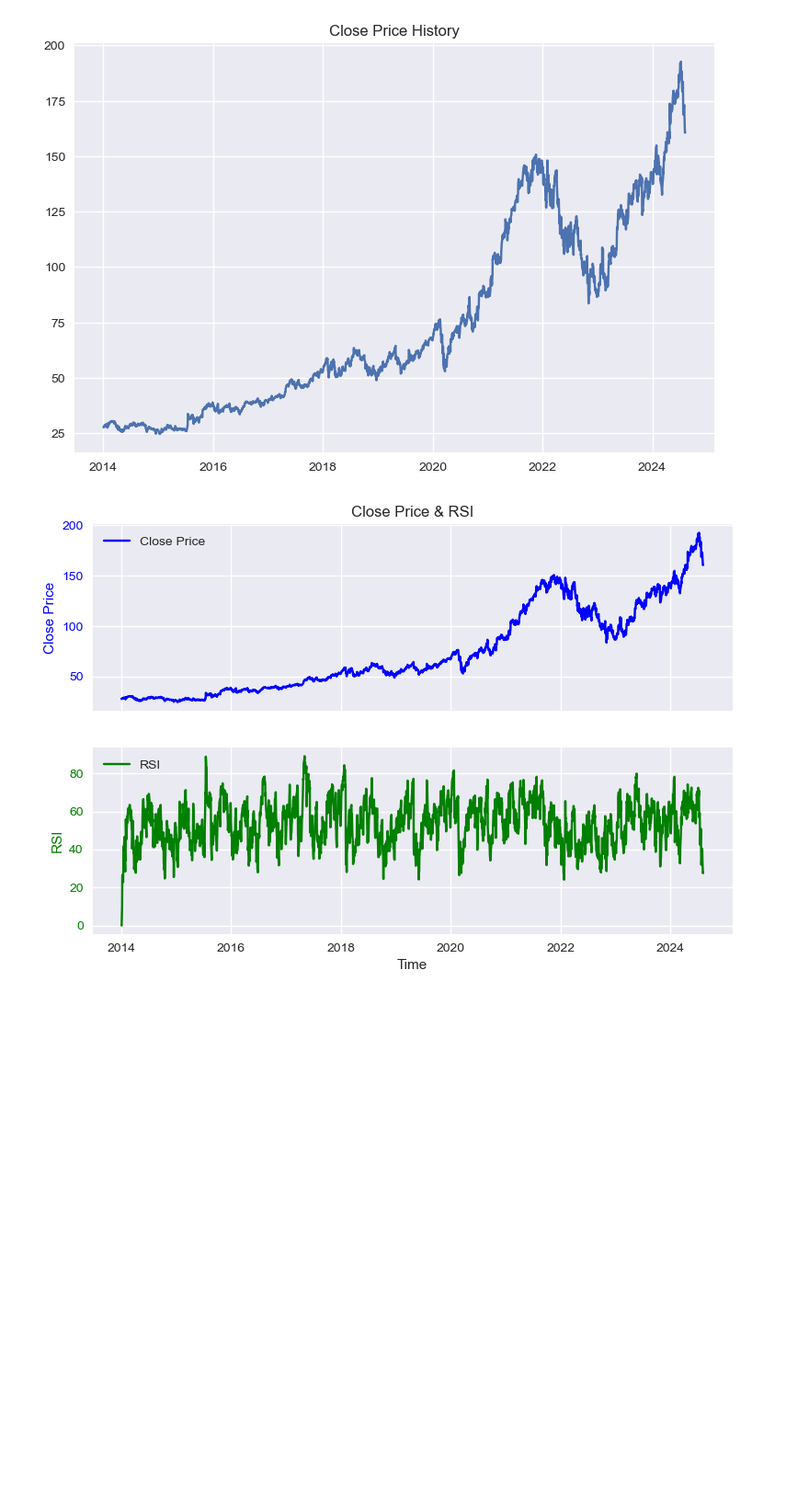
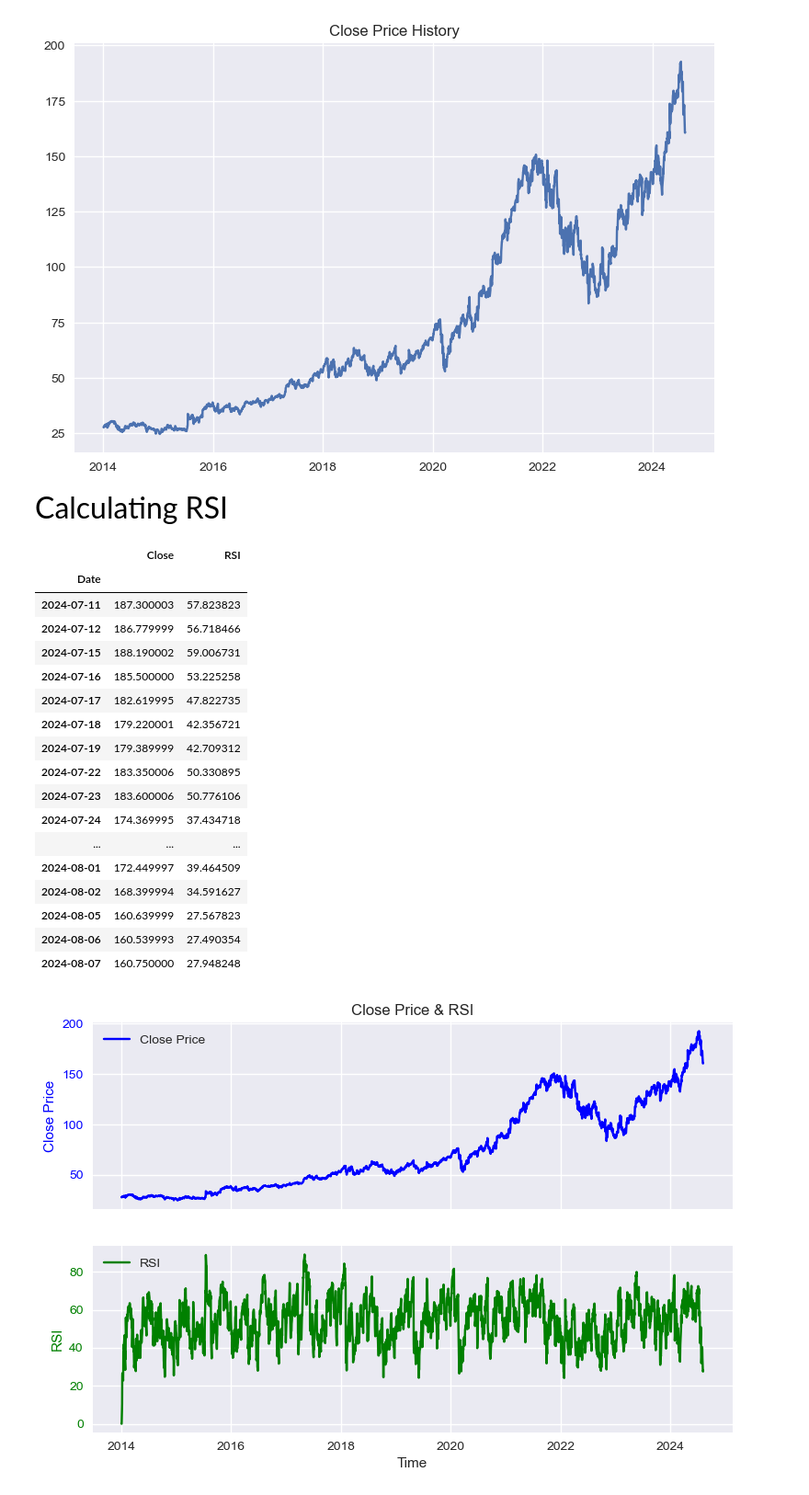
Before and after one commit to Aryan-Akhilesh/stock-price-predictor, a Jupyter notebook: main.ipynb, the cells around one changed output. Shown at 92% size. Cells and saved outputs as stored; diff of their text form; code cells hidden in the pictures; blank space fills up the shorter version.

```diff
--- a/main.ipynb
+++ b/main.ipynb
@@ -45,26 +47,50 @@ plt.show()
 [figure]
 # %%
 #Replacing the date index to default
-
+df.reset_index(inplace=True)
 #Isolating close prices
 data = df.filter(['Close'])
+# %% [markdown]
+<font size=6>Calculating RSI</font>
 # %%
 #Calculating RSI for predicting overbought/oversold stocks
 window_length = 14
-delta = data['Close'].diff(1).dropna()
+delta = data['Close'].diff().dropna()
 loss = delta.copy()
 gains = delta.copy()
 
 gains[gains < 0] = 0
 loss[loss > 0] = 0
 
+#Using ewm(Exponential moving average) instead of sma as this smoothes the gains and losses.
+#It gives more weight to recent price changes and less to the older ones
 gain_ewm = gains.ewm(com=window_length - 1, adjust=False).mean()
 loss_ewm = abs(loss.ewm(com=window_length - 1, adjust=False).mean())
 
 RS = gain_ewm / loss_ewm
 RSI = 100 - 100 / (1 + RS)
 data['RSI'] = RSI
 data['RSI'].fillna(0,inplace = True)
+data[-20:]
+# %% [output]
+|  | Close | RSI |
+| Date |  |  |
+| 2024-07-11 | 187.300003 | 57.823823 |
+| 2024-07-12 | 186.779999 | 56.718466 |
+| 2024-07-15 | 188.190002 | 59.006731 |
+| 2024-07-16 | 185.500000 | 53.225258 |
+| 2024-07-17 | 182.619995 | 47.822735 |
+| 2024-07-18 | 179.220001 | 42.356721 |
+| 2024-07-19 | 179.389999 | 42.709312 |
+| 2024-07-22 | 183.350006 | 50.330895 |
+| 2024-07-23 | 183.600006 | 50.776106 |
+| 2024-07-24 | 174.369995 | 37.434718 |
+| ... | ... | ... |
+| 2024-08-01 | 172.449997 | 39.464509 |
+| 2024-08-02 | 168.399994 | 34.591627 |
+| 2024-08-05 | 160.639999 | 27.567823 |
+| 2024-08-06 | 160.539993 | 27.490354 |
+| 2024-08-07 | 160.750000 | 27.948248 |
 # %%
 fig, (ax1, ax2) = plt.subplots(2, 1, sharex=True)
 
```
Also changed, not shown: parts of 2 cells of this notebook.
